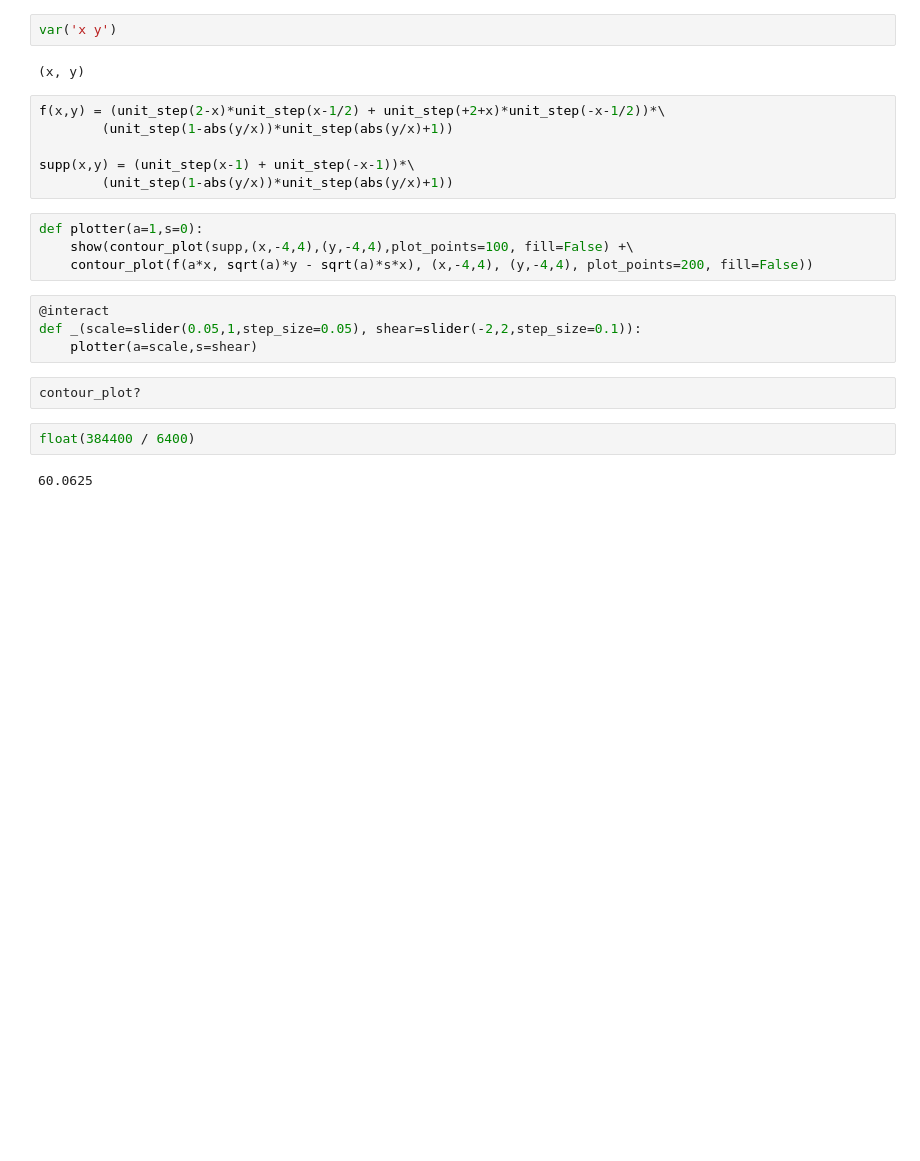
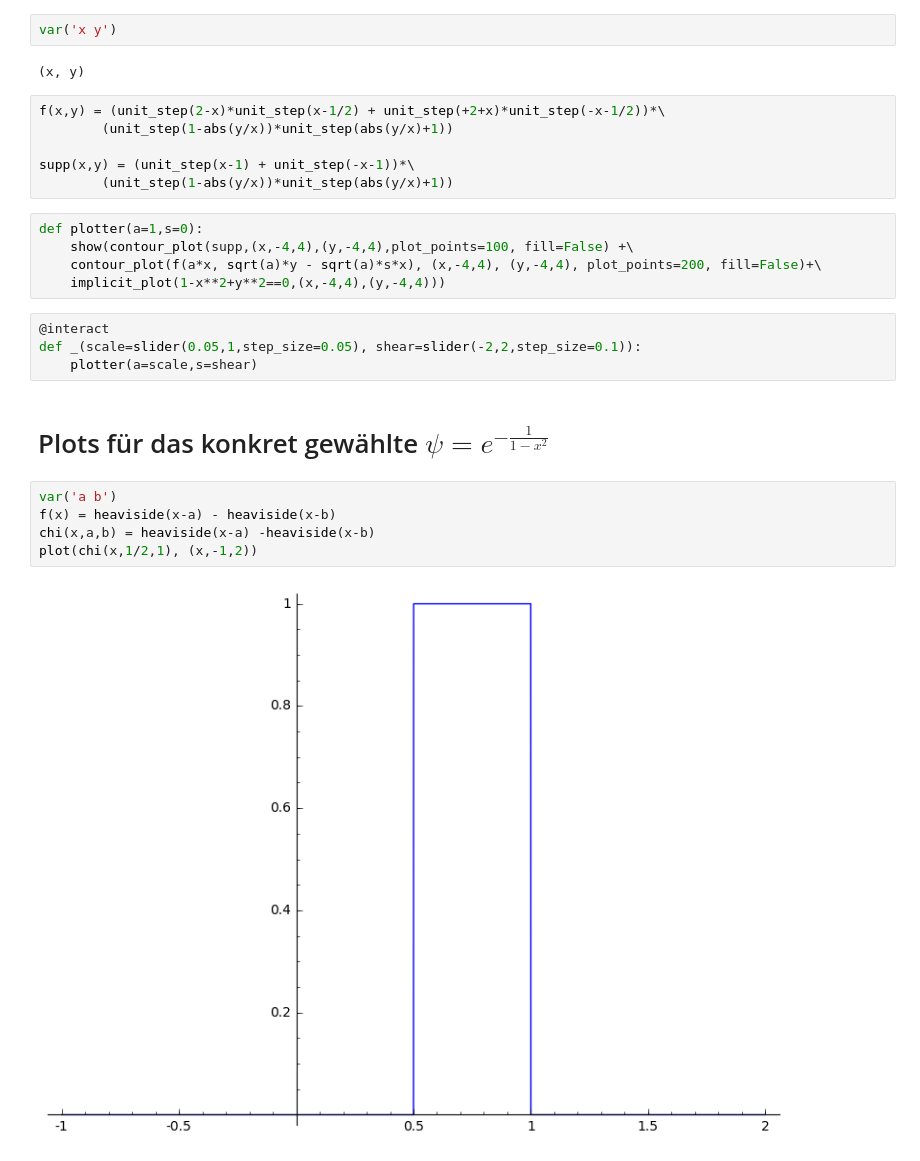
Before and after one commit to jlbosse/Bachelorarbeit, a Jupyter notebook: Animationen.ipynb, the cells around one changed output. Drawn from its saved outputs; the diff is of its cells as text; blank space fills up the shorter version.

```diff
--- a/Animationen.ipynb
+++ b/Animationen.ipynb
@@ -13,14 +15,18 @@ supp(x,y) = (unit_step(x-1) + unit_step(-x-1))*\
 # %%
 def plotter(a=1,s=0):
     show(contour_plot(supp,(x,-4,4),(y,-4,4),plot_points=100, fill=False) +\
-    contour_plot(f(a*x, sqrt(a)*y - sqrt(a)*s*x), (x,-4,4), (y,-4,4), plot_points=200, fill=False))
+    contour_plot(f(a*x, sqrt(a)*y - sqrt(a)*s*x), (x,-4,4), (y,-4,4), plot_points=200, fill=False)+\
+    implicit_plot(1-x**2+y**2==0,(x,-4,4),(y,-4,4)))
 # %%
 @interact
 def _(scale=slider(0.05,1,step_size=0.05), shear=slider(-2,2,step_size=0.1)):
     plotter(a=scale,s=shear)
-# %%
-contour_plot?
-# %%
-float(384400 / 6400)
-# %% [output]
-60.0625
+# %% [markdown]
+# Plots für das konkret gewählte $\psi = e^{-\frac{1}{1-x^2}}$
+# %%
+var('a b')
+f(x) = heaviside(x-a) - heaviside(x-b)
+chi(x,a,b) = heaviside(x-a) -heaviside(x-b)
+plot(chi(x,1/2,1), (x,-1,2))
+# %% [output]
+[figure, added]
```
Also changed, not shown: parts of 13 cells of this notebook, 3 other files.
